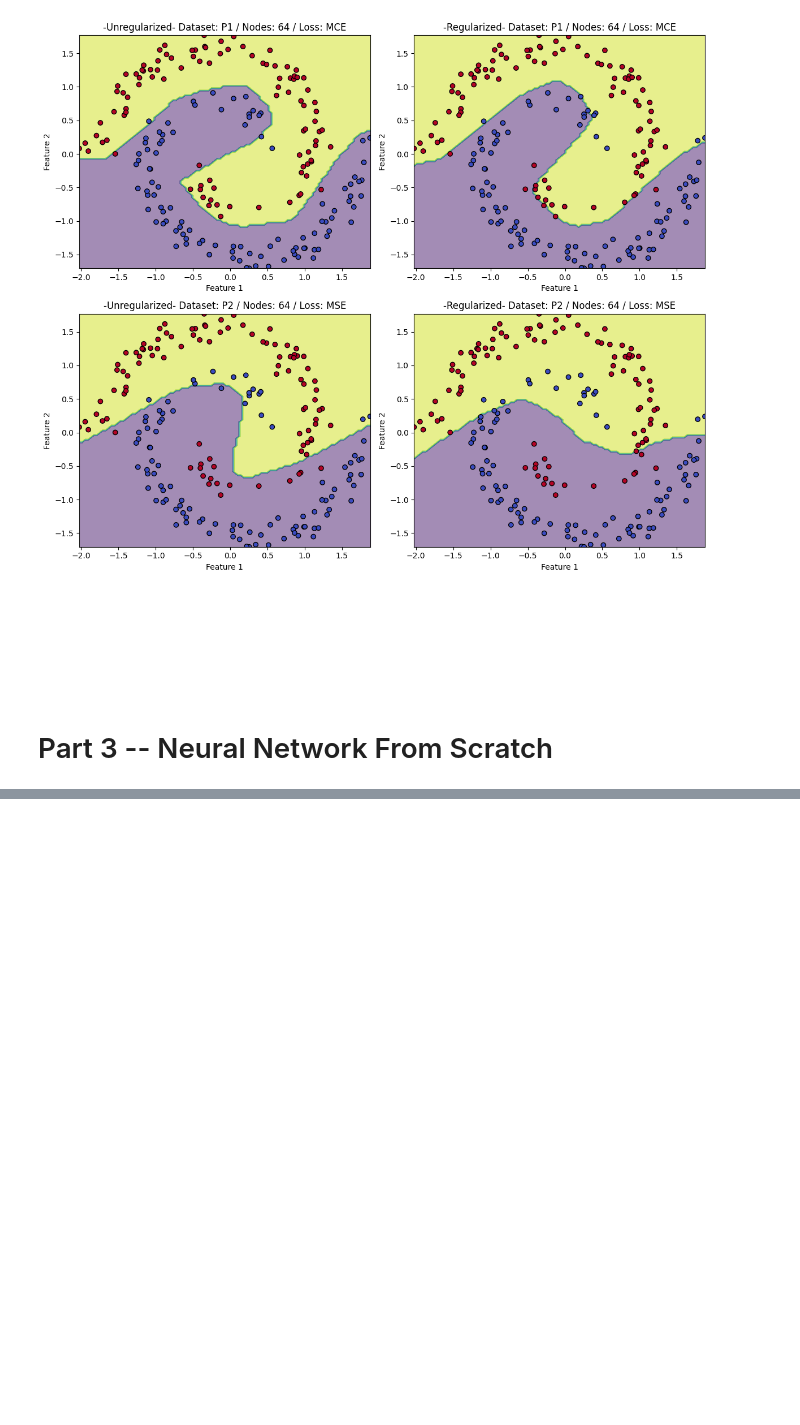
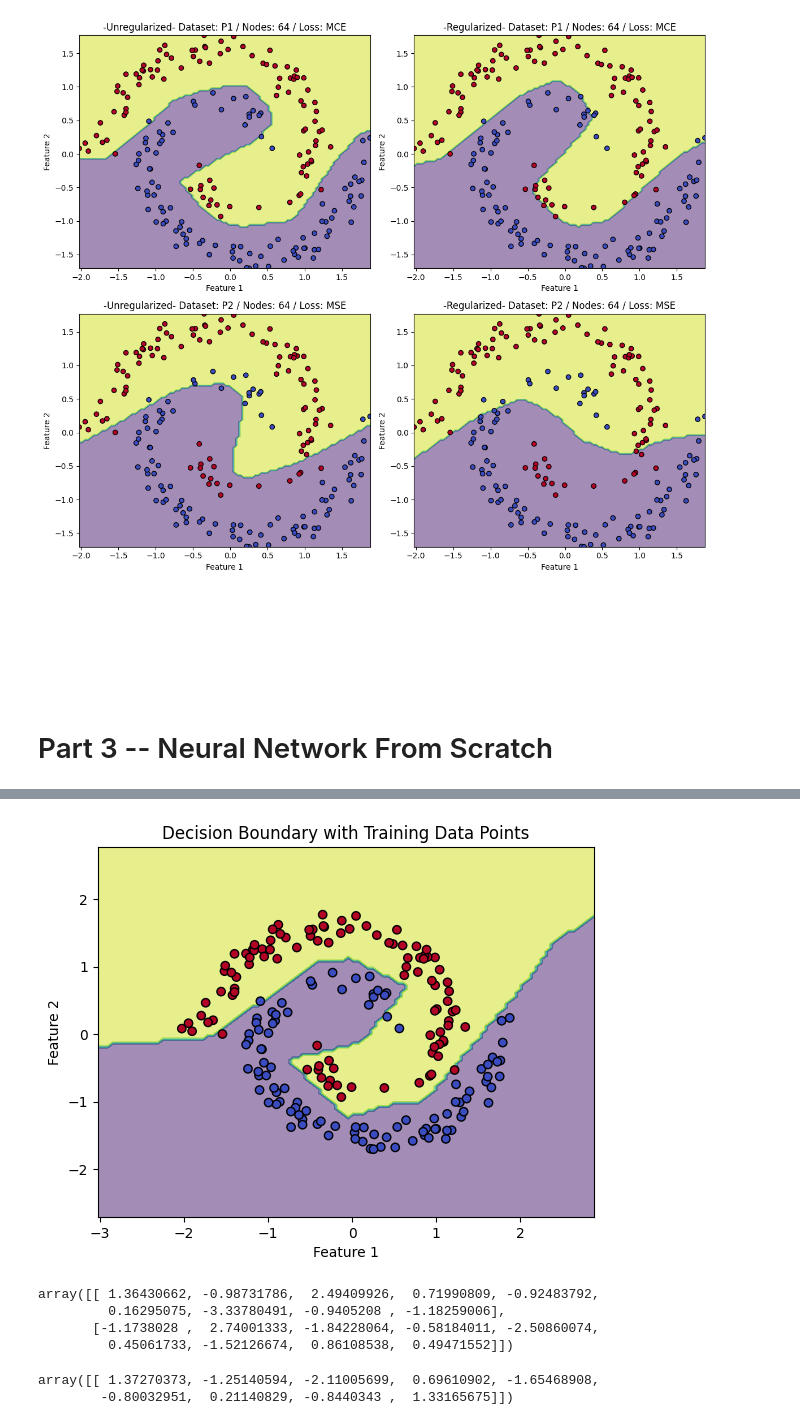
Before and after one commit to Pmcslarrow/hw_3_ml, a Jupyter notebook: homework_3.ipynb, the cells around one changed output, grey strips where cells are left out. Saved outputs shown, nothing was run; the diff lists cells and outputs as text; code cells hidden in the pictures; blank space fills up the shorter version.

```diff
--- a/homework_3.ipynb
+++ b/homework_3.ipynb
@@ -398,0 +666,34 @@ plot_decision_boundaries_2x2_fixed(
+# %%
+x_min, x_max = train_features[:, 0].min() - 1, train_features[:, 0].max() + 1
+y_min, y_max = train_features[:, 1].min() - 1, train_features[:, 1].max() + 1
+xx, yy = np.meshgrid(np.linspace(x_min, x_max, 100), np.linspace(y_min, y_max, 100))
+
+# Predict labels for all points in the meshgrid
+grid_points = np.c_[xx.ravel(), yy.ravel()]
+Z = m.predict(grid_points)
+Z = Z.reshape(xx.shape)
+
+# Plot decision boundary
+plt.contourf(xx, yy, Z, alpha=0.5, cmap='viridis')
+
+# Scatter plot of training points
+plt.scatter(train_features[:, 0], train_features[:, 1], c=np.array([np.argmax(l) for l in train_labels]), edgecolor='k', cmap='coolwarm', marker='o')
+
+plt.title("Decision Boundary with Training Data Points")
+plt.xlabel("Feature 1")
+plt.ylabel("Feature 2")
+plt.show()
+# %% [output]
+[figure, added]
+# %%
+m.w_i_h
+# %% [output]
+array([[ 1.36430662, -0.98731786,  2.49409926,  0.71990809, -0.92483792,
+         0.16295075, -3.33780491, -0.9405208 , -1.18259006],
+       [-1.1738028 ,  2.74001333, -1.84228064, -0.58184011, -2.50860074,
+         0.45061733, -1.52126674,  0.86108538,  0.49471552]])
+# %%
+m.b_i_h
+# %% [output]
+array([[ 1.37270373, -1.25140594, -2.11005699,  0.69610902, -1.65468908,
+        -0.80032951,  0.21140829, -0.8440343 ,  1.33165675]])
```
Also changed, not shown: parts of 17 cells of this notebook.
